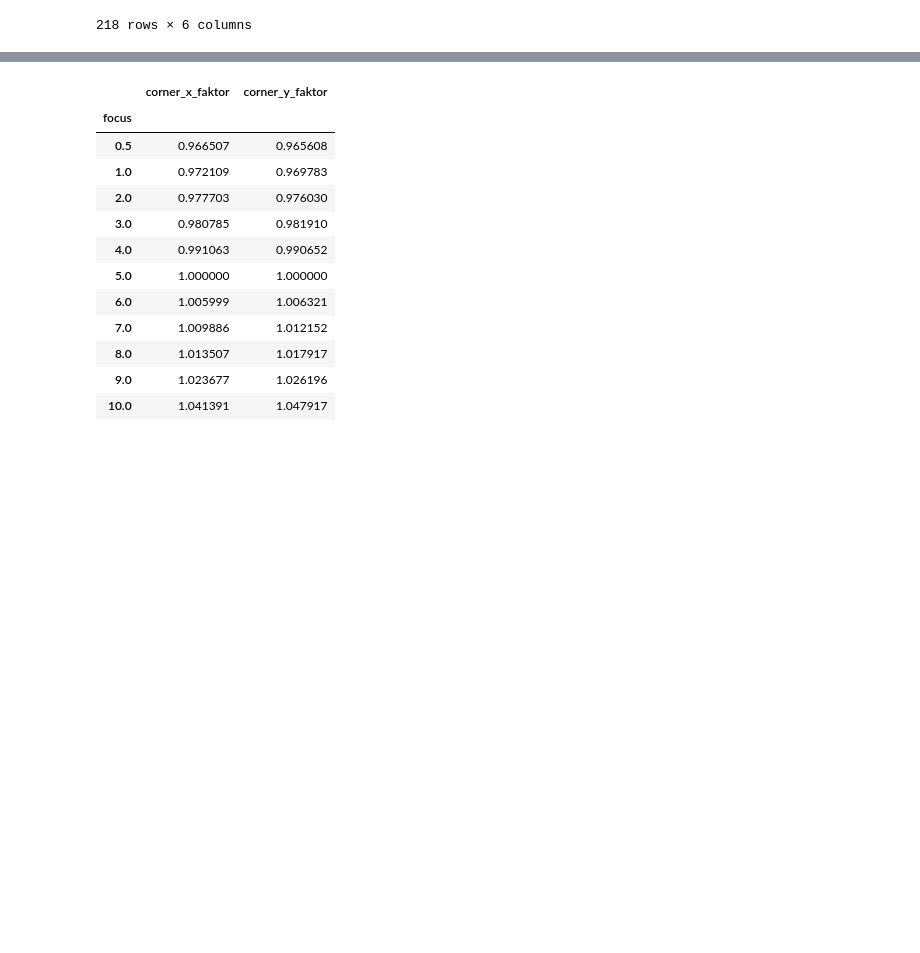
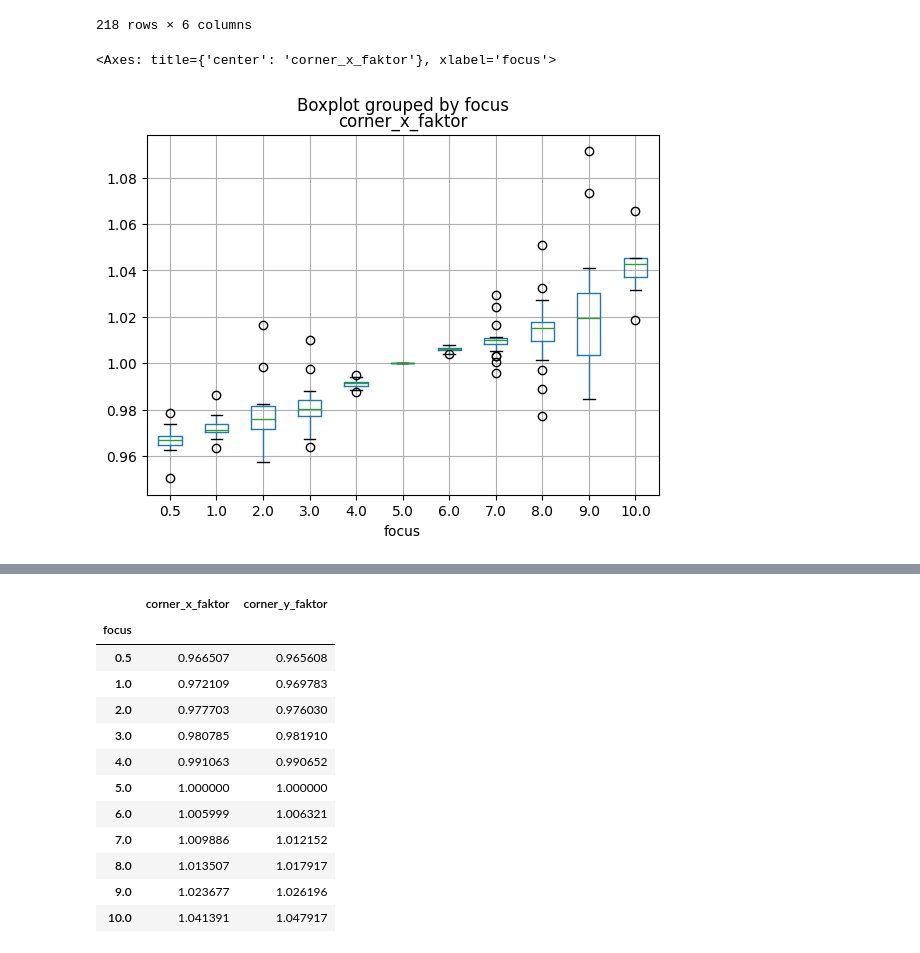
Before and after one commit to FlorianTimm/PhotoBox_Experimente, a Jupyter notebook: Fokus/fokus_faktor.ipynb, the cells around one changed output, grey strips where cells are left out. Saved outputs shown, nothing was run; the diff lists cells and outputs as text; code cells hidden in the pictures; blank space fills up the shorter version.

```diff
--- a/Fokus/fokus_faktor.ipynb
+++ b/Fokus/fokus_faktor.ipynb
@@ -141,3 +143,9 @@ for i in m:
                                                 s]["corner_x_norm"] / ref["corner_x_norm"]
         k.at[(i, s), "corner_y_faktor"] = k.loc[i,
                                                 s]["corner_y_norm"] / ref["corner_y_norm"]
+# %%
+k.reset_index().set_index("focus").boxplot(
+    column=["corner_x_faktor"], by="focus")
+# %% [output]
+<Axes: title={'center': 'corner_x_faktor'}, xlabel='focus'>
+[figure, added]
```
Also changed, not shown: parts of 8 cells of this notebook.
